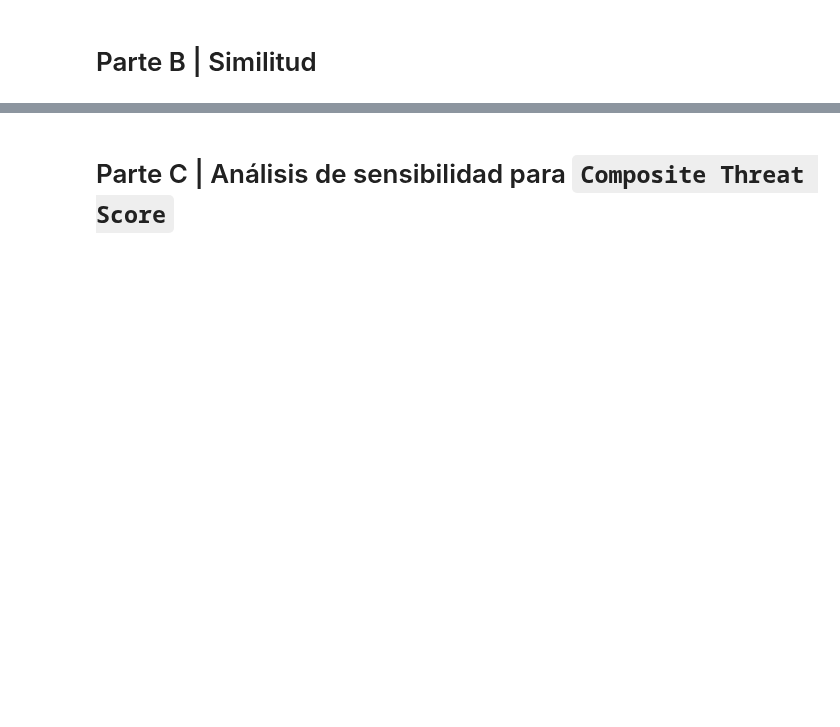
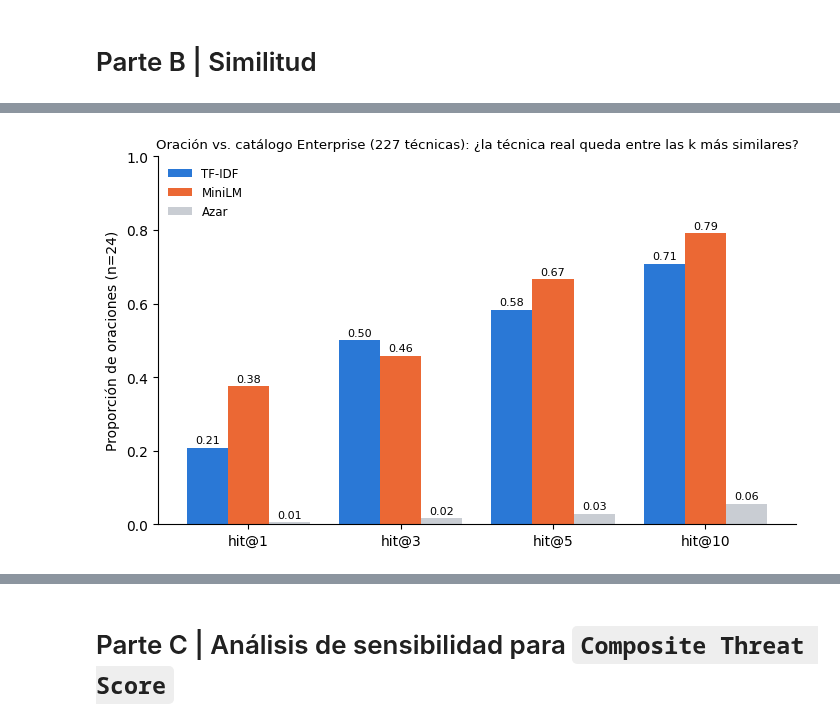
Before and after one commit to Jim-VA/ThreatLLM_v2, a Jupyter notebook: notebooks/Avance4_ModelosAlternativos/Avance4_55.ipynb, the cells around one changed output, grey strips where cells are left out. Saved outputs shown, nothing was run; the diff lists cells and outputs as text; code cells hidden in the pictures; blank space fills up the shorter version.

```diff
--- a/notebooks/Avance4_ModelosAlternativos/Avance4_55.ipynb
+++ b/notebooks/Avance4_ModelosAlternativos/Avance4_55.ipynb
@@ -695,0 +951,22 @@ Como hipótesis, se plantea que la etapa de similitud con MITRE podría filtrar
+# %%
+# B.3.2  TF-IDF: oraciones vs. catálogo Enterprise (el recuperador de la Etapa 4, ahora contra Enterprise)
+from sklearn.feature_extraction.text import TfidfVectorizer
+
+vec = TfidfVectorizer(lowercase=True, stop_words="english")
+M_cat = vec.fit_transform(textos_cat)
+M_sent = vec.transform(textos_oraciones)
+S_tfidf = (M_sent @ M_cat.T).toarray()          # filas normalizadas L2 -> producto punto = coseno
+
+idx_oraculo = [ids_cat.index(t) for t in ttps_reporte]
+res_tfidf, rangos_tfidf = evaluar_recuperacion(S_tfidf, ids_cat, verdad)
+res_tfidf_or, _ = evaluar_recuperacion(S_tfidf[:, idx_oraculo], list(ttps_reporte), verdad)
+
+orden_metricas = ["hit@1", "hit@3", "hit@5", "hit@10", "MRR", "rango_mediano"]
+tabla_tfidf = pd.DataFrame({
+    "TF-IDF (227 candidatas)": [res_tfidf[m] for m in orden_metricas],
+    "azar (227)": [res_tfidf.get(f"azar {m}", np.nan) for m in orden_metricas],
+    "TF-IDF (oráculo, 18)": [res_tfidf_or[m] for m in orden_metricas],
+    "azar (18)": [res_tfidf_or.get(f"azar {m}", np.nan) for m in orden_metricas],
+}, index=orden_metricas).round(3)
+print("Oraciones vs. catálogo Enterprise con TF-IDF (24 oraciones con técnica anotada):")
+print(tabla_tfidf.to_string())
@@ -695,0 +1051,24 @@ Como hipótesis, se plantea que la etapa de similitud con MITRE podría filtrar
+# %%
+# B.3.5  Gráfica: hit@k contra las 227 técnicas, TF-IDF vs. MiniLM vs. azar
+import matplotlib.pyplot as plt
+AZUL, NARANJA, GRIS = "#2a78d6", "#eb6834", "#C9CDD3"
+ks = [1, 3, 5, 10]
+x = np.arange(len(ks)); w = 0.27
+fig, ax = plt.subplots(figsize=(7.2, 4.4))
+series = [("TF-IDF", [res_tfidf[f"hit@{k}"] for k in ks], AZUL),
+          ("MiniLM", [res_mini[f"hit@{k}"] for k in ks], NARANJA),
+          ("Azar", [res_tfidf[f"azar hit@{k}"] for k in ks], GRIS)]
+for off, (nombre, vals, color) in zip([-w, 0, w], series):
+    barras = ax.bar(x + off, vals, width=w, color=color, label=nombre)
+    for b in barras:
+        ax.text(b.get_x() + b.get_width()/2, b.get_height() + 0.012, f"{b.get_height():.2f}", ha="center", fontsize=8)
+ax.set_xticks(x); ax.set_xticklabels([f"hit@{k}" for k in ks])
+ax.set_ylabel("Proporción de oraciones (n=24)"); ax.set_ylim(0, 1.0)
+ax.set_title("Oración vs. catálogo Enterprise (227 técnicas): ¿la técnica real queda entre las k más similares?", fontsize=9.5)
+ax.legend(frameon=False, fontsize=8.5)
+for spine in ["top", "right"]:
+    ax.spines[spine].set_visible(False)
+plt.tight_layout()
+plt.show()
+# %% [output]
+[figure, added]
```
Also changed, not shown: parts of 48 cells of this notebook.
